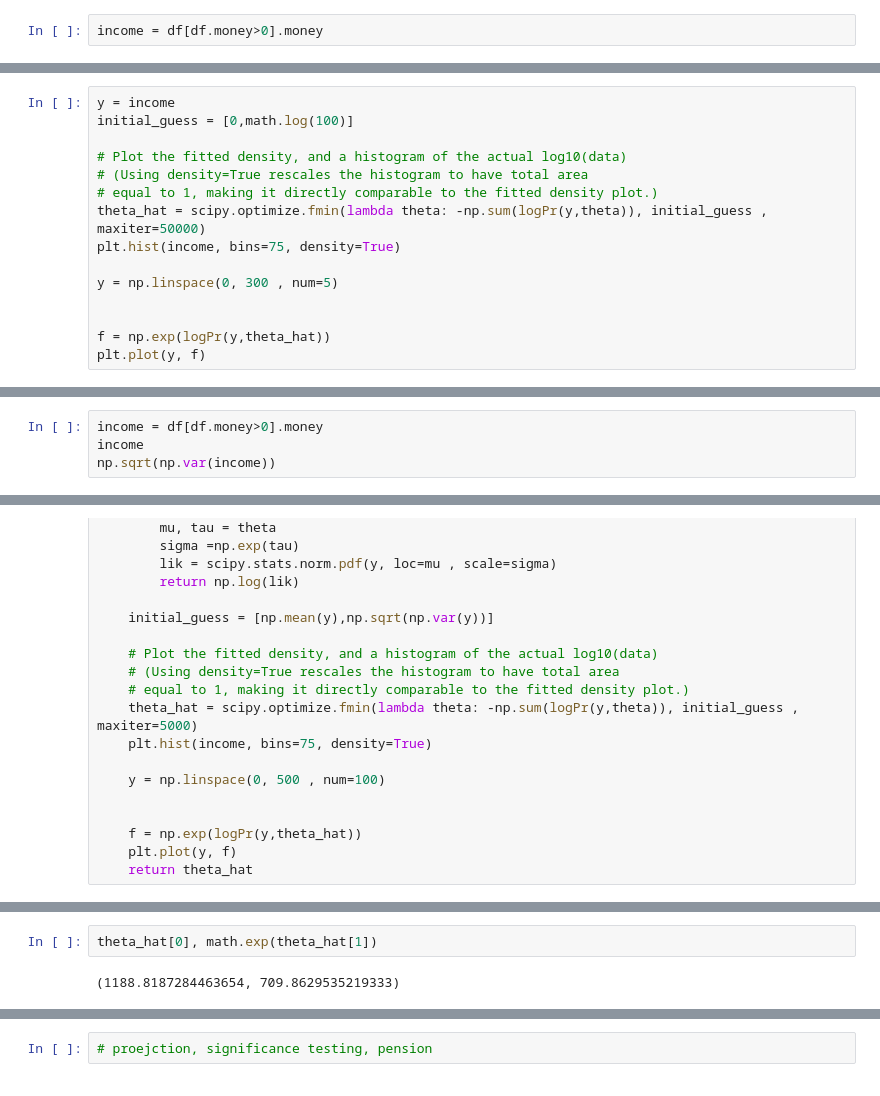
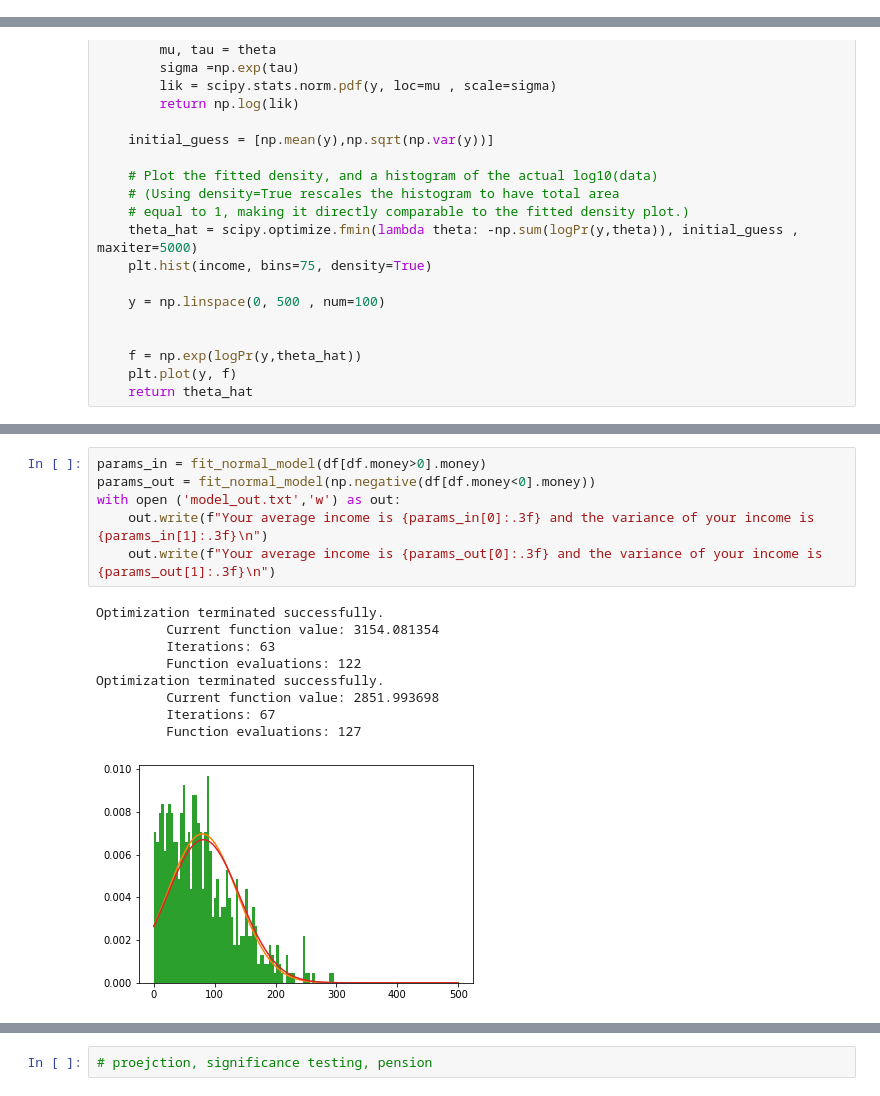
Before and after one commit to XiaoLuoLYG/Hackathon, a Jupyter notebook: model.ipynb, the cells around one changed output, grey strips where cells are left out. Cells and saved outputs as stored; diff of their text form.

```diff
--- a/model.ipynb
+++ b/model.ipynb
@@ -18,5 +18,3 @@ df.head()
 | 2 | 2017-01-03 | -158.098343 | Transport |
 | 3 | 2017-01-04 | -74.805991 | Shopping |
 | 4 | 2017-01-05 | -102.053730 | Social |
-# %%
-income = df[df.money>0].money
@@ -45,15 +20,0 @@ plt.hist(income, bins=50)
-# %%
-y = income
-initial_guess = [0,math.log(100)]
-
-# Plot the fitted density, and a histogram of the actual log10(data)
-# (Using density=True rescales the histogram to have total area
-# equal to 1, making it directly comparable to the fitted density plot.)
-theta_hat = scipy.optimize.fmin(lambda theta: -np.sum(logPr(y,theta)), initial_guess , maxiter=50000)
-plt.hist(income, bins=75, density=True)
-
-y = np.linspace(0, 300 , num=5)
-
-
-f = np.exp(logPr(y,theta_hat))
-plt.plot(y, f)
@@ -67,4 +20,0 @@ Optimization terminated successfully.
-# %%
-income = df[df.money>0].money
-income
-np.sqrt(np.var(income))
@@ -105,4 +44,16 @@ array([79.67878217,  4.04740721])
-# %%
-theta_hat[0], math.exp(theta_hat[1])
-# %% [output]
-(1188.8187284463654, 709.8629535219333)
+# %%
+params_in = fit_normal_model(df[df.money>0].money)
+params_out = fit_normal_model(np.negative(df[df.money<0].money))
+with open ('model_out.txt','w') as out:
+    out.write(f"Your average income is {params_in[0]:.3f} and the variance of your income is {params_in[1]:.3f}\n")
+    out.write(f"Your average income is {params_out[0]:.3f} and the variance of your income is {params_out[1]:.3f}\n")
+# %% [output]
+Optimization terminated successfully.
+         Current function value: 3154.081354
+         Iterations: 63
+         Function evaluations: 122
+Optimization terminated successfully.
+         Current function value: 2851.993698
+         Iterations: 67
+         Function evaluations: 127
+[figure, added]
```
Also changed, not shown: parts of 13 cells of this notebook, 2 other files.
